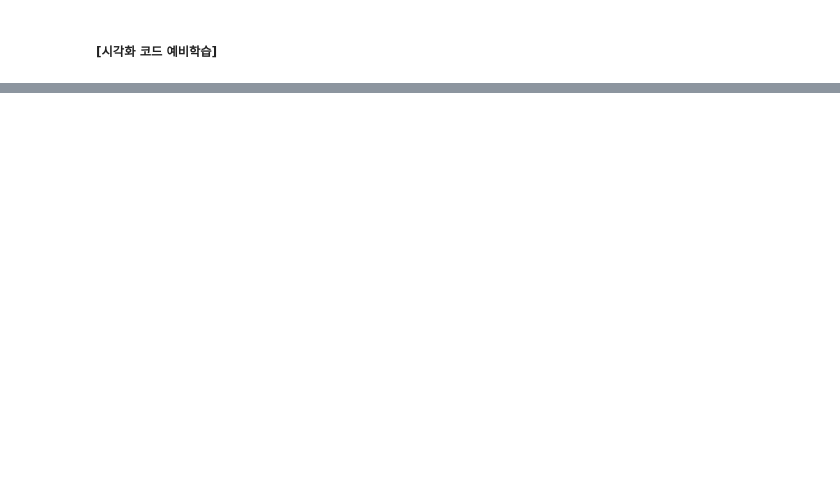
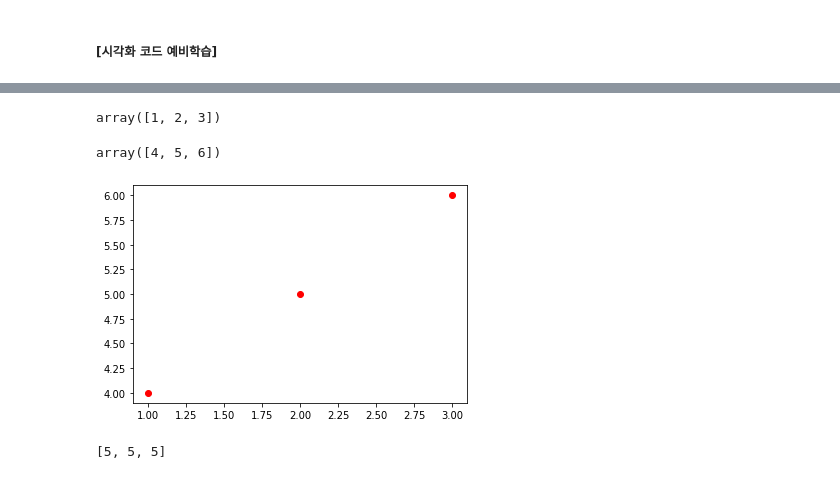
Before and after one commit to kimha02/ham, a Jupyter notebook: _notebooks/2022_03_28_(4주차)_3월28일.ipynb, the cells around one changed output, grey strips where cells are left out. Cells and saved outputs as stored; diff of their text form; code cells hidden in the pictures; blank space fills up the shorter version.

```diff
--- a/_notebooks/2022_03_28_(4주차)_3월28일.ipynb
+++ b/_notebooks/2022_03_28_(4주차)_3월28일.ipynb
@@ -296,0 +417,12 @@ $\to$ 음/양수에 따라서 방향을, 절댓값 크기에 따라 보폭 크
+# %%
+pnts.get_xdata()
+# %% [output]
+array([1, 2, 3])
+# %%
+pnts.get_ydata()
+# %% [output]
+array([4, 5, 6])
+# %%
+fig
+# %% [output]
+[figure, added]
@@ -296,0 +431,4 @@ $\to$ 음/양수에 따라서 방향을, 절댓값 크기에 따라 보폭 크
+# %%
+pnts.get_ydata()
+# %% [output]
+[5, 5, 5]
```
Also changed, not shown: parts of 47 cells of this notebook.
